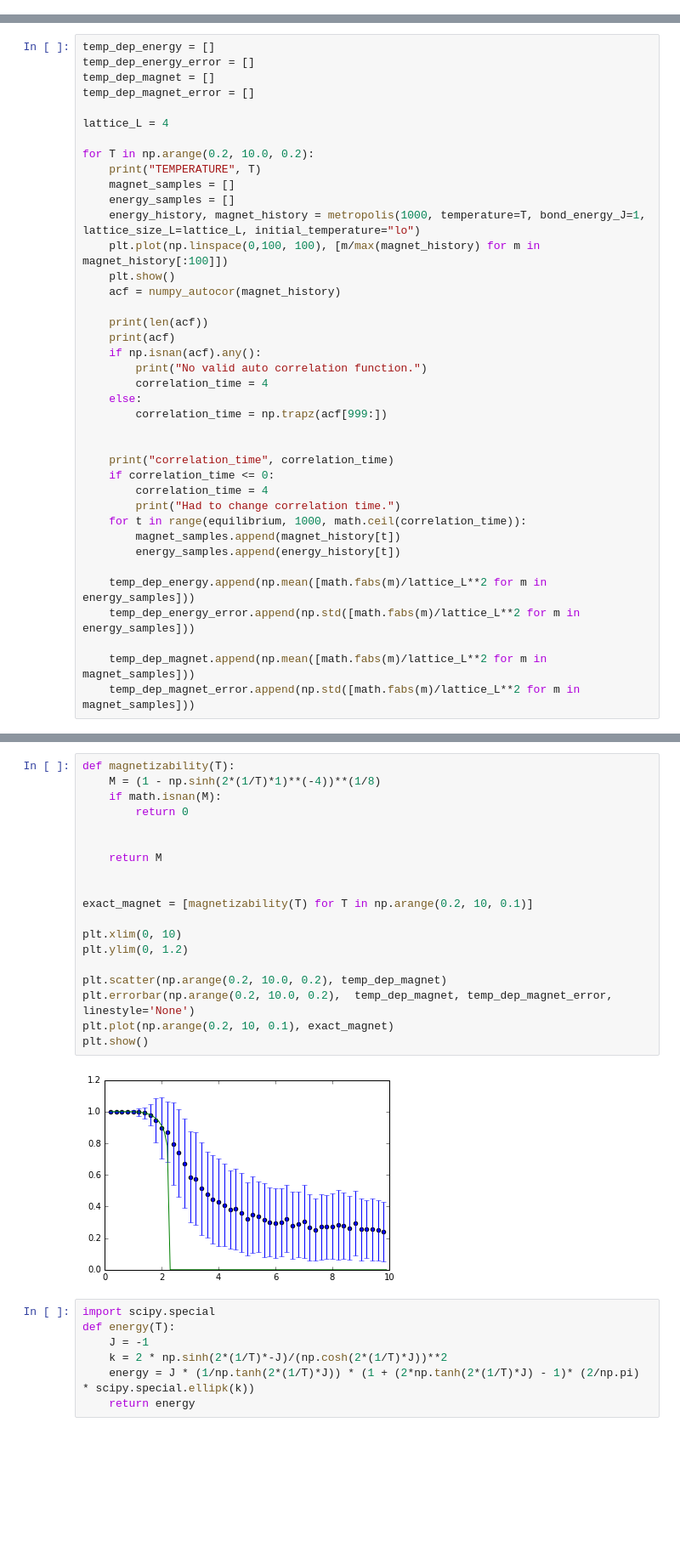
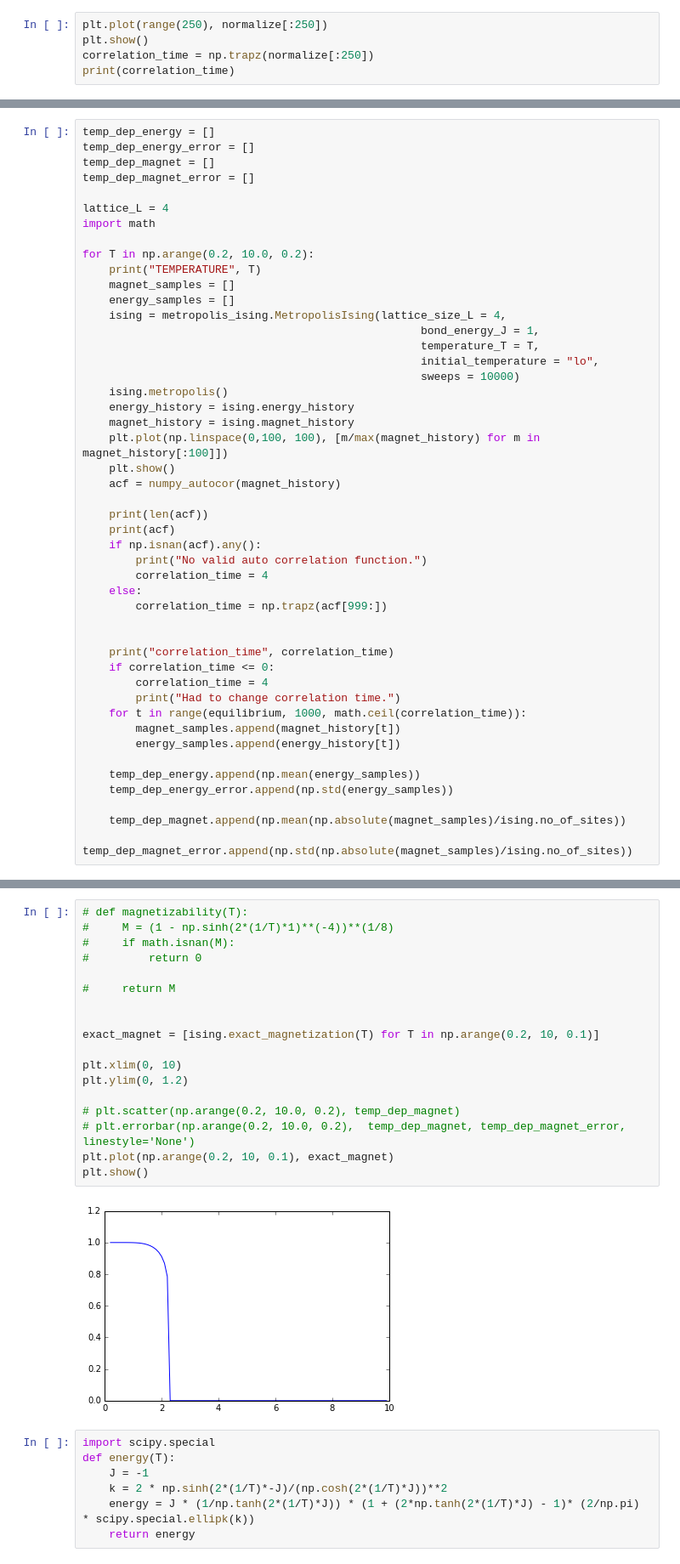
Before and after one commit to teunzwart/bachelor-project, a Jupyter notebook: code/Metropolis-Ising.ipynb, the cells around one changed output, grey strips where cells are left out. Shown at 85% size. Drawn from its saved outputs; the diff is of its cells as text; blank space fills up the shorter version.

```diff
--- a/code/Metropolis-Ising.ipynb
+++ b/code/Metropolis-Ising.ipynb
@@ -110,0 +124,5 @@ plt.show()
+# %%
+plt.plot(range(250), normalize[:250])
+plt.show()
+correlation_time = np.trapz(normalize[:250])
+print(correlation_time)
@@ -160,12 +184,20 @@ temp_dep_magnet = []
 temp_dep_magnet_error = []
 
 lattice_L = 4
+import math
 
 for T in np.arange(0.2, 10.0, 0.2):
     print("TEMPERATURE", T)
     magnet_samples = []
     energy_samples = []
-    energy_history, magnet_history = metropolis(1000, temperature=T, bond_energy_J=1, lattice_size_L=lattice_L, initial_temperature="lo")
+    ising = metropolis_ising.MetropolisIsing(lattice_size_L = 4,
+                                                   bond_energy_J = 1,
+                                                   temperature_T = T,
+                                                   initial_temperature = "lo",
+                                                   sweeps = 10000)
+    ising.metropolis()
+    energy_history = ising.energy_history
+    magnet_history = ising.magnet_history
     plt.plot(np.linspace(0,100, 100), [m/max(magnet_history) for m in magnet_history[:100]])
     plt.show()
     acf = numpy_autocor(magnet_history)
@@ -187,10 +219,10 @@ for T in np.arange(0.2, 10.0, 0.2):
         magnet_samples.append(magnet_history[t])
         energy_samples.append(energy_history[t])
 
-    temp_dep_energy.append(np.mean([math.fabs(m)/lattice_L**2 for m in energy_samples]))
-    temp_dep_energy_error.append(np.std([math.fabs(m)/lattice_L**2 for m in energy_samples]))
+    temp_dep_energy.append(np.mean(energy_samples))
+    temp_dep_energy_error.append(np.std(energy_samples))
 
-    temp_dep_magnet.append(np.mean([math.fabs(m)/lattice_L**2 for m in magnet_samples]))
-    temp_dep_magnet_error.append(np.std([math.fabs(m)/lattice_L**2 for m in magnet_samples]))
+    temp_dep_magnet.append(np.mean(np.absolute(magnet_samples)/ising.no_of_sites))
+    temp_dep_magnet_error.append(np.std(np.absolute(magnet_samples)/ising.no_of_sites))
 # %% [output]
 TEMPERATURE 0.2
@@ -252,24 +340,23 @@ plt.show()
 # %%
-def magnetizability(T):
-    M = (1 - np.sinh(2*(1/T)*1)**(-4))**(1/8)
-    if math.isnan(M):
-        return 0
+# def magnetizability(T):
+#     M = (1 - np.sinh(2*(1/T)*1)**(-4))**(1/8)
+#     if math.isnan(M):
+#         return 0
+
+#     return M
 
 
-    return M
-
-
-exact_magnet = [magnetizability(T) for T in np.arange(0.2, 10, 0.1)]
+exact_magnet = [ising.exact_magnetization(T) for T in np.arange(0.2, 10, 0.1)]
 
 plt.xlim(0, 10)
 plt.ylim(0, 1.2)
 
-plt.scatter(np.arange(0.2, 10.0, 0.2), temp_dep_magnet)
-plt.errorbar(np.arange(0.2, 10.0, 0.2),  temp_dep_magnet, temp_dep_magnet_error, linestyle='None')
+# plt.scatter(np.arange(0.2, 10.0, 0.2), temp_dep_magnet)
+# plt.errorbar(np.arange(0.2, 10.0, 0.2),  temp_dep_magnet, temp_dep_magnet_error, linestyle='None')
 plt.plot(np.arange(0.2, 10, 0.1), exact_magnet)
 plt.show()
 # %% [output]
-[figure, old version]
+[figure, new version]
 # %%
 import scipy.special
 def energy(T):
```
Also changed, not shown: parts of 16 cells of this notebook, 1 other file.
